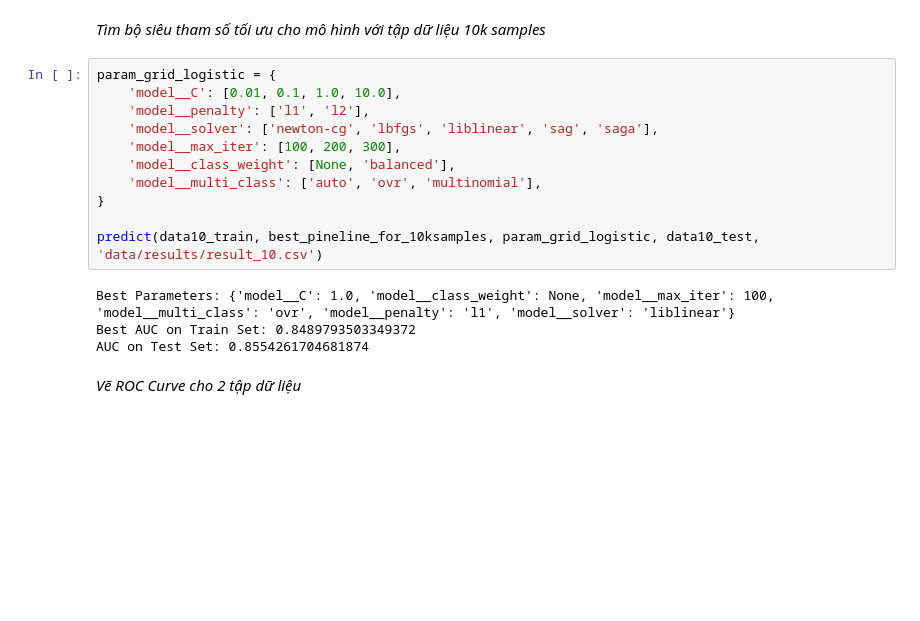
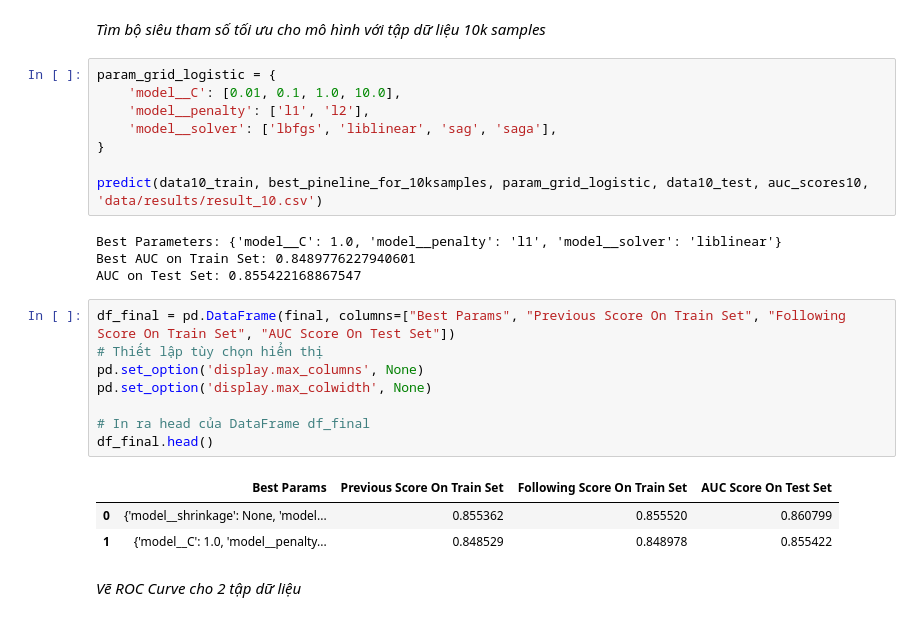
Before and after one commit to trucni2005/LeagueOfLegendsWinRatePredictorAt15, a Jupyter notebook: data_processing.ipynb, the cells around one changed output. Saved outputs shown, nothing was run; the diff lists cells and outputs as text; blank space fills up the shorter version.

Commit message:
finallll

```diff
--- a/data_processing.ipynb
+++ b/data_processing.ipynb
@@ -512,17 +511,26 @@ NameError: name 'final' is not defined
 param_grid_logistic = {
     'model__C': [0.01, 0.1, 1.0, 10.0],
     'model__penalty': ['l1', 'l2'],
-    'model__solver': ['newton-cg', 'lbfgs', 'liblinear', 'sag', 'saga'],
-    'model__max_iter': [100, 200, 300],
-    'model__class_weight': [None, 'balanced'],
-    'model__multi_class': ['auto', 'ovr', 'multinomial'],
+    'model__solver': ['lbfgs', 'liblinear', 'sag', 'saga'],
 }
 
-predict(data10_train, best_pineline_for_10ksamples, param_grid_logistic, data10_test, 'data/results/result_10.csv')
+predict(data10_train, best_pineline_for_10ksamples, param_grid_logistic, data10_test, auc_scores10, 'data/results/result_10.csv')
 # %% [output]
-Best Parameters: {'model__C': 1.0, 'model__class_weight': None, 'model__max_iter': 100, 'model__multi_class': 'ovr', 'model__penalty': 'l1', 'model__solver': 'liblinear'}
-Best AUC on Train Set: 0.8489793503349372
-AUC on Test Set: 0.8554261704681874
+Best Parameters: {'model__C': 1.0, 'model__penalty': 'l1', 'model__solver': 'liblinear'}
+Best AUC on Train Set: 0.8489776227940601
+AUC on Test Set: 0.855422168867547
+# %%
+df_final = pd.DataFrame(final, columns=["Best Params", "Previous Score On Train Set", "Following Score On Train Set", "AUC Score On Test Set"])
+# Thiết lập tùy chọn hiển thị
+pd.set_option('display.max_columns', None)
+pd.set_option('display.max_colwidth', None)
+
+# In ra head của DataFrame df_final
+df_final.head()
+# %% [output]
+|  | Best Params | Previous Score On Train Set | Following Score On Train Set | AUC Score On Test Set |
+| 0 | {'model__shrinkage': None, 'model... | 0.855362 | 0.855520 | 0.860799 |
+| 1 | {'model__C': 1.0, 'model__penalty... | 0.848529 | 0.848978 | 0.855422 |
 # %% [markdown]
 *Vẽ ROC Curve cho 2 tập dữ liệu*
 # %%
```
Also changed, not shown: parts of 1 cell of this notebook, 1 other file.
